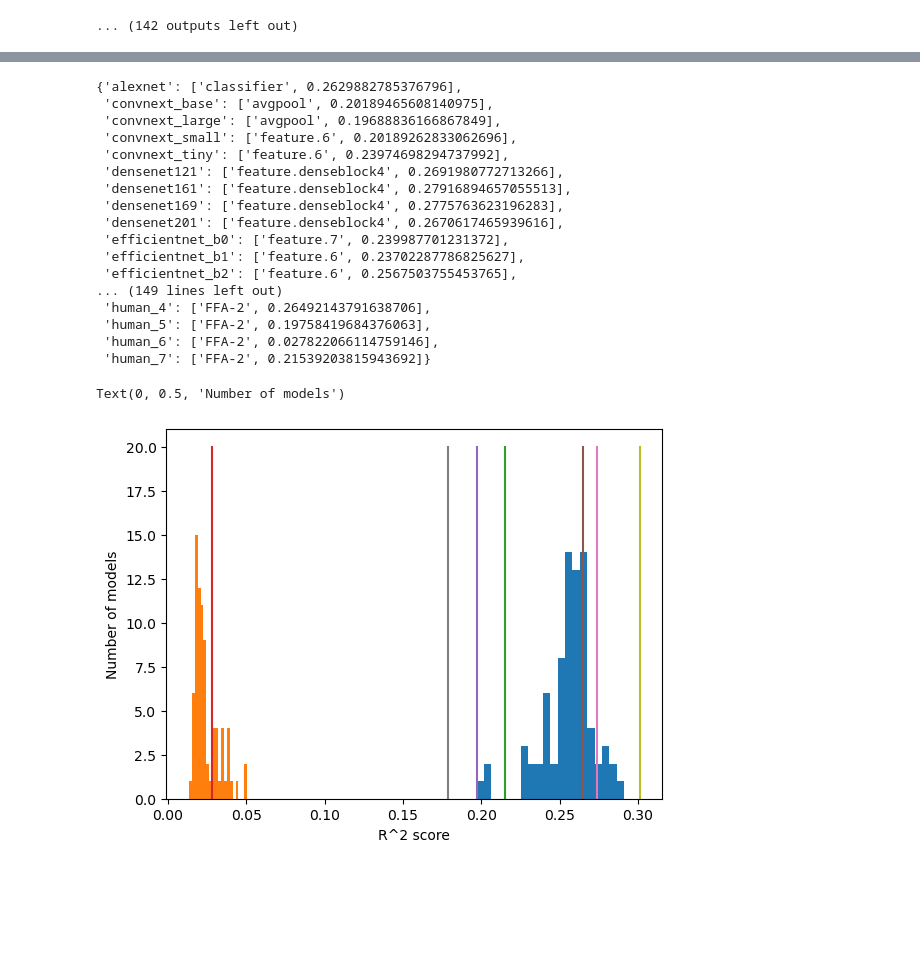
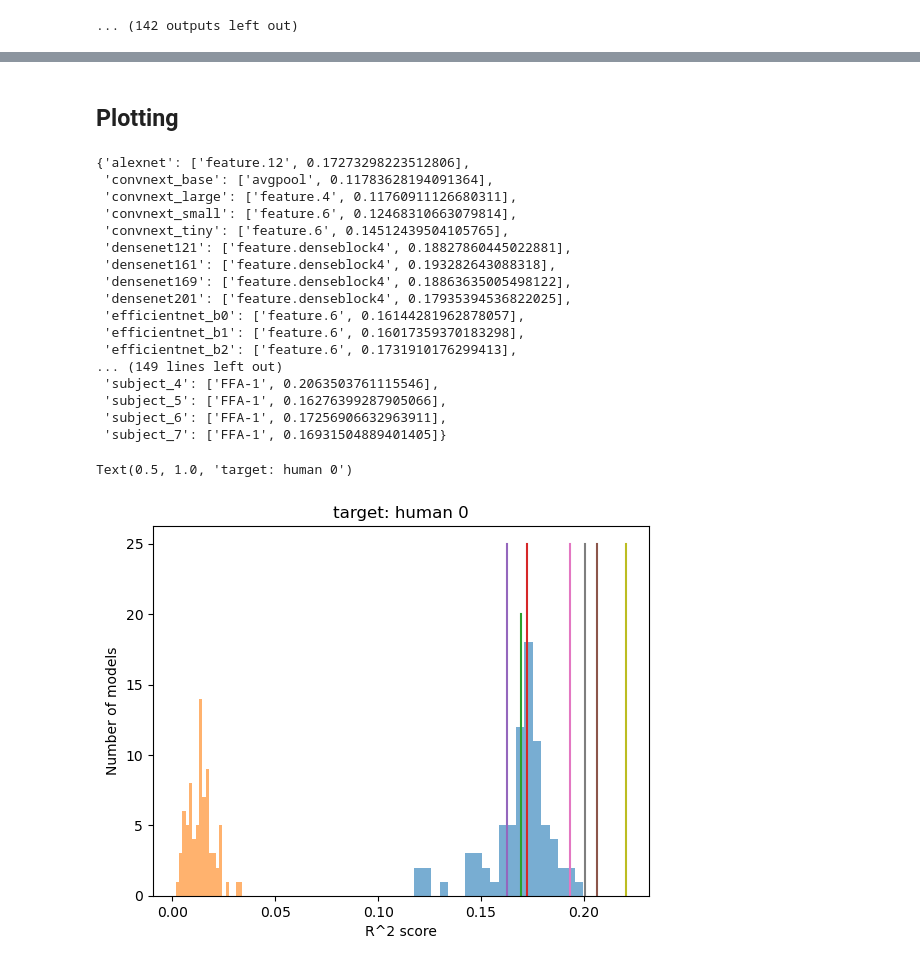
Before and after one commit to SarahHarvey/decoding-similarity, a Jupyter notebook: notebooks/linearRegR2_DNNS_algonauts.ipynb, the cells around one changed output, grey strips where cells are left out. Drawn from its saved outputs; the diff is of its cells as text; code cells hidden in the pictures; blank space fills up the shorter version.

```diff
--- a/notebooks/linearRegR2_DNNS_algonauts.ipynb
+++ b/notebooks/linearRegR2_DNNS_algonauts.ipynb
@@ -242,7 +244,7 @@ with open(filename + '.pkl', 'wb') as f:
 # Load a saved representation
 
 model_names = avail_models
-# model_names.remove("vit_h_14") #["alexnet", "resnet50", "vit_b_16"]
+model_names.remove("vit_h_14") #["alexnet", "resnet50", "vit_b_16"]
 
 N_models = len(model_names)
 
@@ -347,8 +349,8 @@ densenet121 done
 
 # Load a saved representation
 
-model_names = avail_models
-# model_names.remove("vit_h_14") #["alexnet", "resnet50", "vit_b_16"]
+model_names = avail_models[-10:]
+model_names.remove("vit_h_14") #["alexnet", "resnet50", "vit_b_16"]
 
 N_models = len(model_names)
 
@@ -429,7 +431,7 @@ for model_name in model_names:
 # %%
 # Add additional humans
 
-model_names = ['human_1', 'human_2', 'human_3', 'human_4', 'human_5', 'human_6', 'human_7']
+model_names = ['human_0','human_1', 'human_2', 'human_3', 'human_4', 'human_5', 'human_6', 'human_7']
 N_models = len(model_names)
 
 alphas = [1e-8, 1e-7, 1e-6, 1e-5, 1e-4, 1e-3, 1e-2, 0.1, 1, 10, 100, 1000, 10000, 1e5, 1e6, 1e7, 1e7]
@@ -535,44 +555,47 @@ for model_name in model_names:
+# %% [markdown]
+## Plotting
 # %%
-with open('bestScores_FFA-2_both.pkl', 'rb') as f:
+with open('bestScores_FFA-1_both.pkl', 'rb') as f:
     saved_scores = pickle.load(f)
 
 saved_scores
 # %% [output]
-{'alexnet': ['classifier', 0.2629882785376796],
- 'convnext_base': ['avgpool', 0.20189465608140975],
- 'convnext_large': ['avgpool', 0.19688836166867849],
- 'convnext_small': ['feature.6', 0.20189262833062696],
- 'convnext_tiny': ['feature.6', 0.23974698294737992],
- 'densenet121': ['feature.denseblock4', 0.2691980772713266],
- 'densenet161': ['feature.denseblock4', 0.27916894657055513],
- 'densenet169': ['feature.denseblock4', 0.2775763623196283],
- 'densenet201': ['feature.denseblock4', 0.2670617465939616],
- 'efficientnet_b0': ['feature.7', 0.239987701231372],
- 'efficientnet_b1': ['feature.6', 0.23702287786825627],
- 'efficientnet_b2': ['feature.6', 0.2567503755453765],
+{'alexnet': ['feature.12', 0.17273298223512806],
+ 'convnext_base': ['avgpool', 0.11783628194091364],
+ 'convnext_large': ['feature.4', 0.11760911126680311],
+ 'convnext_small': ['feature.6', 0.12468310663079814],
+ 'convnext_tiny': ['feature.6', 0.14512439504105765],
+ 'densenet121': ['feature.denseblock4', 0.18827860445022881],
+ 'densenet161': ['feature.denseblock4', 0.193282643088318],
+ 'densenet169': ['feature.denseblock4', 0.18863635005498122],
+ 'densenet201': ['feature.denseblock4', 0.17935394536822025],
+ 'efficientnet_b0': ['feature.6', 0.16144281962878057],
+ 'efficientnet_b1': ['feature.6', 0.16017359370183298],
+ 'efficientnet_b2': ['feature.6', 0.1731910176299413],
 ... (149 lines left out)
- 'human_4': ['FFA-2', 0.26492143791638706],
- 'human_5': ['FFA-2', 0.19758419684376063],
- 'human_6': ['FFA-2', 0.027822066114759146],
- 'human_7': ['FFA-2', 0.21539203815943692]}
+ 'subject_4': ['FFA-1', 0.2063503761115546],
+ 'subject_5': ['FFA-1', 0.16276399287905066],
+ 'subject_6': ['FFA-1', 0.17256906632963911],
+ 'subject_7': ['FFA-1', 0.16931504889401405]}
 # %%
 scores = []
 for model in saved_scores.keys():
     scores.append(saved_scores[model][1])
 # %%
-plt.hist(scores[:79],20)
-plt.hist(scores[79:-7],20)
+plt.hist(scores[:79],20, alpha=0.6)
+plt.hist(scores[79:-8],20, alpha=0.6)
 plt.plot( [scores[-1], scores[-1]],[0, 20])
-plt.plot( [scores[-2], scores[-2]],[0, 20])
-plt.plot( [scores[-3], scores[-3]],[0, 20])
-plt.plot( [scores[-4], scores[-4]],[0, 20])
-plt.plot( [scores[-5], scores[-5]],[0, 20])
-plt.plot( [scores[-6], scores[-6]],[0, 20])
-plt.plot( [scores[-7], scores[-7]],[0, 20])
-
+plt.plot( [scores[-2], scores[-2]],[0, 25])
+plt.plot( [scores[-3], scores[-3]],[0, 25])
+plt.plot( [scores[-4], scores[-4]],[0, 25])
+plt.plot( [scores[-5], scores[-5]],[0, 25])
+plt.plot( [scores[-6], scores[-6]],[0, 25])
+plt.plot( [scores[-7], scores[-7]],[0, 25])
+# plt.plot( [scores[-8], scores[-8]],[0, 25])
 
 plt.xlabel('R^2 score')
 plt.ylabel('Number of models')
+plt.title('target: human 0')
 # %% [output]
-Text(0, 0.5, 'Number of models')
+Text(0.5, 1.0, 'target: human 0')
-[figure, old version]
+[figure, new version]
```
Also changed, not shown: parts of 10 cells of this notebook, 2 other files.
